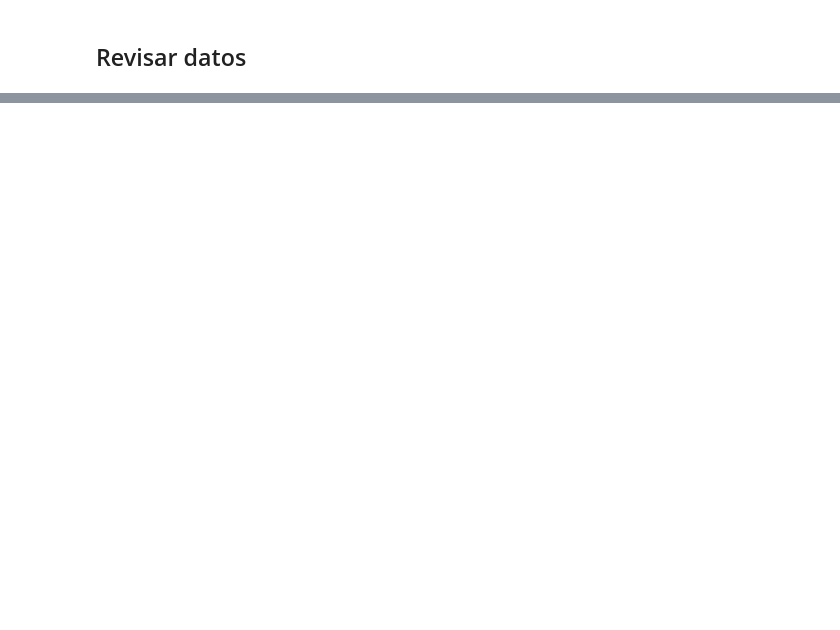
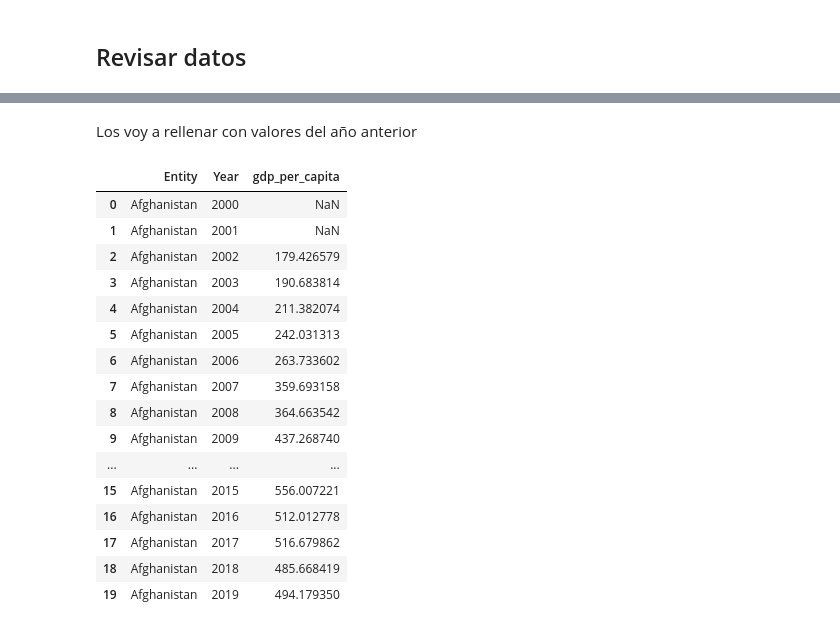
Before and after one commit to Leireal/ENERGIA, a Jupyter notebook: sustainable_energy.ipynb, the cells around one changed output, grey strips where cells are left out. Cells and saved outputs as stored; diff of their text form; code cells hidden in the pictures; blank space fills up the shorter version.

```diff
--- a/sustainable_energy.ipynb
+++ b/sustainable_energy.ipynb
@@ -313,0 +742,22 @@ result
+# %% [markdown]
+Los voy a rellenar con valores del año anterior
+# %%
+df_energy_2[df_energy_2['Entity'] == 'Afghanistan'][['Entity', 'Year', 'gdp_per_capita']]
+# %% [output]
+|  | Entity | Year | gdp_per_capita |
+| 0 | Afghanistan | 2000 | NaN |
+| 1 | Afghanistan | 2001 | NaN |
+| 2 | Afghanistan | 2002 | 179.426579 |
+| 3 | Afghanistan | 2003 | 190.683814 |
+| 4 | Afghanistan | 2004 | 211.382074 |
+| 5 | Afghanistan | 2005 | 242.031313 |
+| 6 | Afghanistan | 2006 | 263.733602 |
+| 7 | Afghanistan | 2007 | 359.693158 |
+| 8 | Afghanistan | 2008 | 364.663542 |
+| 9 | Afghanistan | 2009 | 437.268740 |
+| ... | ... | ... | ... |
+| 15 | Afghanistan | 2015 | 556.007221 |
+| 16 | Afghanistan | 2016 | 512.012778 |
+| 17 | Afghanistan | 2017 | 516.679862 |
+| 18 | Afghanistan | 2018 | 485.668419 |
+| 19 | Afghanistan | 2019 | 494.179350 |
```
Also changed, not shown: parts of 129 cells of this notebook, 1 other file.
